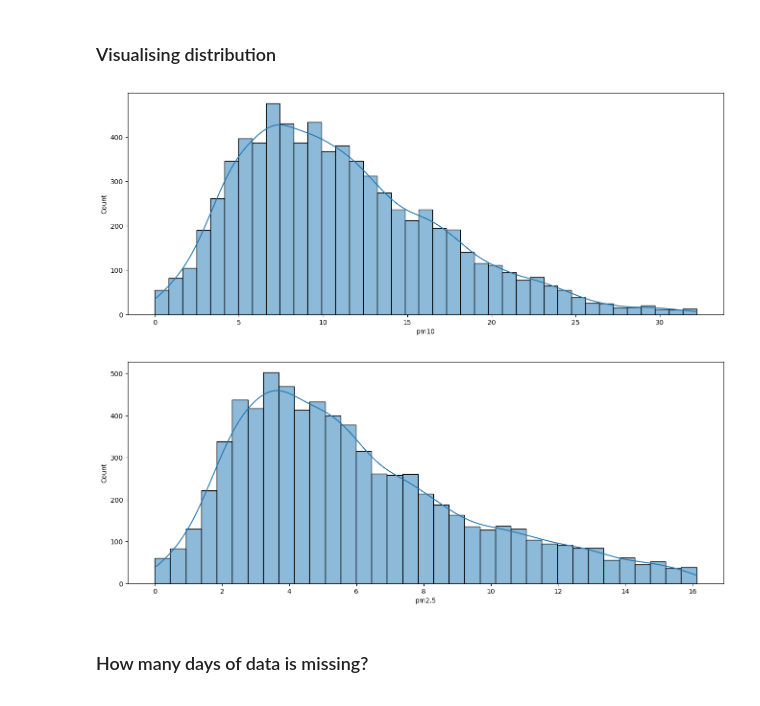
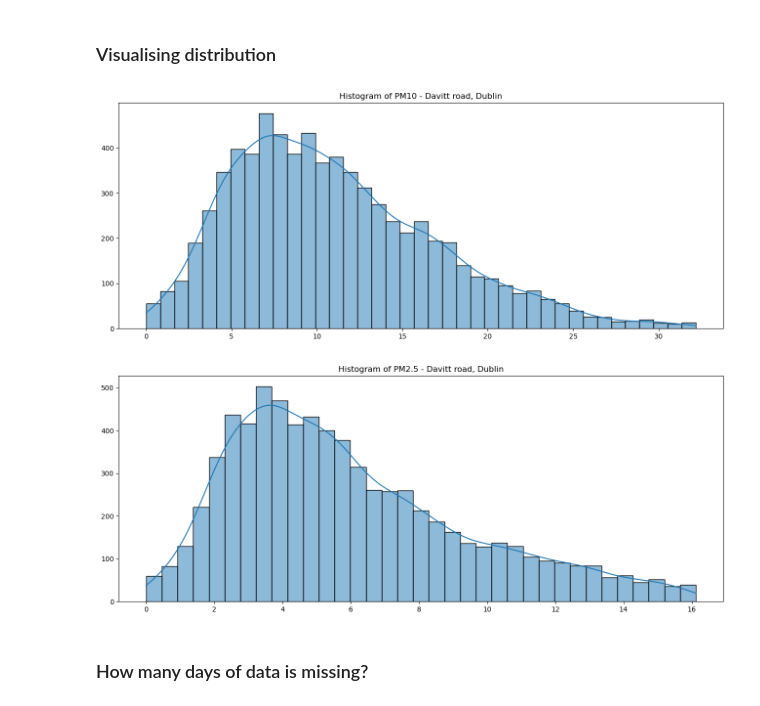
Before and after one commit to AdityaPimpalkar/AQI_federated_learning, a Jupyter notebook: notebooks/davitt_road.ipynb, the cells around one changed output. Drawn from its saved outputs; the diff is of its cells as text; code cells hidden in the pictures.

```diff
--- a/notebooks/davitt_road.ipynb
+++ b/notebooks/davitt_road.ipynb
@@ -104,24 +114,36 @@ See the caveats in the documentation: https://pandas.pydata.org/pandas-docs/stab
 # %%
 def plothistogram(dataset,fromtime, to, title):
     timeframe = dataset[(dataset['datetime'] >= fromtime)
                          & (dataset['datetime'] <= to)]
 
     plt.figure(figsize=(16, 6))
 
     sns.histplot(timeframe['pm10'], kde=True)
 
+    plt.xlabel("")
+    plt.ylabel("")
+
+    plt.title("Histogram of PM10 - " + title)
+
     plt.show()
+
+
 
     plt.figure(figsize=(16, 6))
 
     sns.histplot(timeframe['pm2.5'], kde=True)
 
+    plt.xlabel("")
+    plt.ylabel("")
+
+    plt.title("Histogram of PM2.5 - " + title)
+
     plt.show()
 
-plothistogram(aqi_copy,'2022-01-01', '2022-12-31', 'AQI levels at Amiens street, Dublin')
+plothistogram(aqi_copy,'2022-01-01', '2022-12-31', 'Davitt road, Dublin')
 # %% [output]
-[figure, old version]
+[figure, new version]
-[figure, old version]
+[figure, new version]
 # %% [markdown]
 ### How many days of data is missing?
 # %%
```
Also changed, not shown: parts of 9 cells of this notebook, 2 other files.
